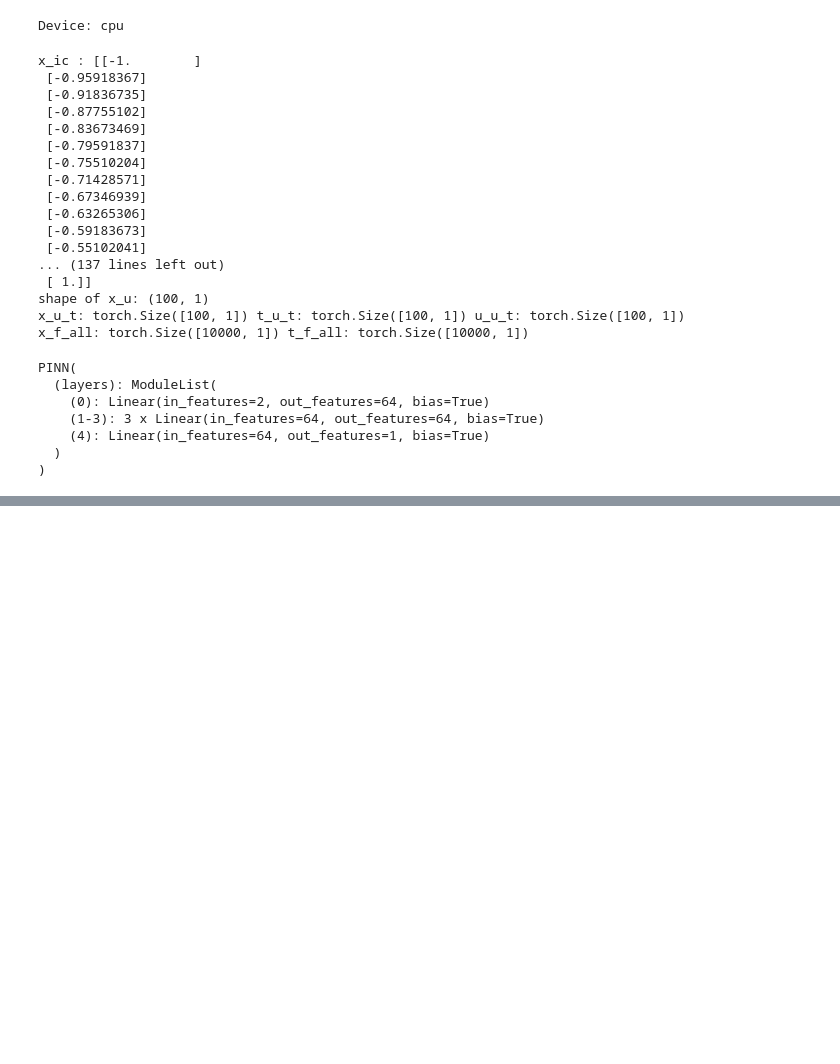
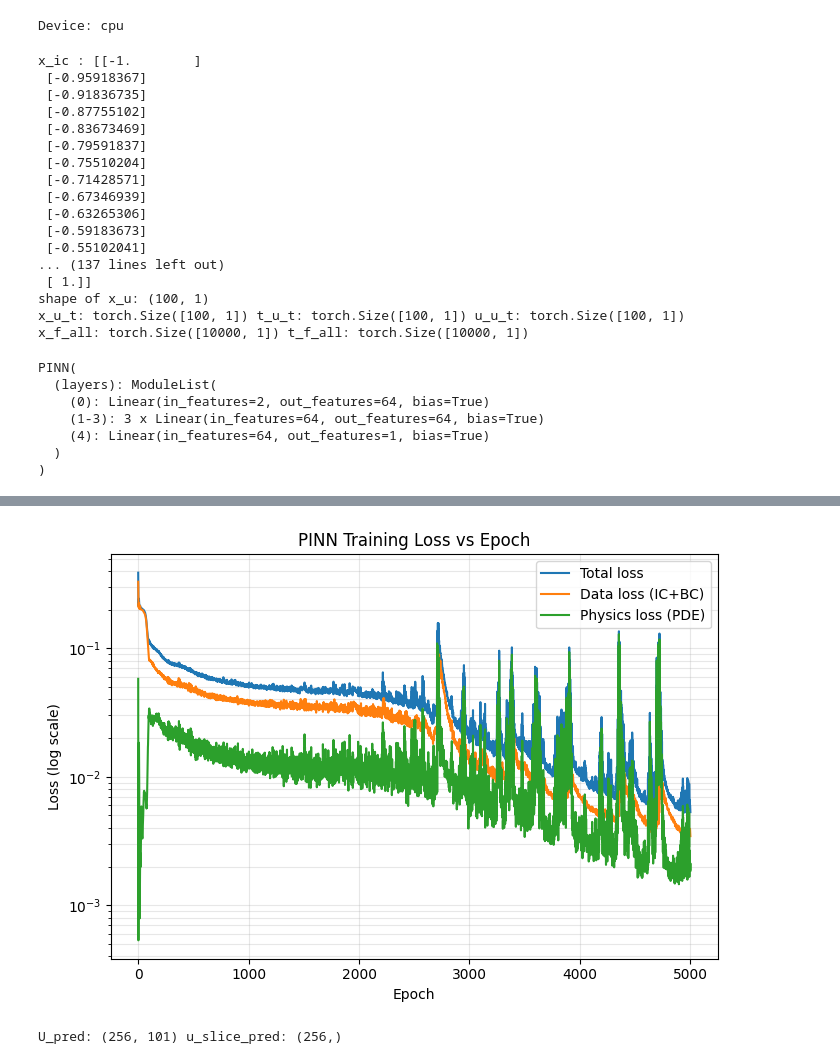
Before and after one commit to jaredlan1/getting_started_with_ML, a Jupyter notebook: HW_3.ipynb, the cells around one changed output, grey strips where cells are left out. Drawn from its saved outputs; the diff is of its cells as text; code cells hidden in the pictures; blank space fills up the shorter version.

```diff
--- a/HW_3.ipynb
+++ b/HW_3.ipynb
@@ -36,6 +36,7 @@ x_bc = np.vstack([
         -np.ones((N_bc//2,1)),
         np.ones((N_bc - N_bc // 2,1))
 ])
+t_bc=np.vstack([t_bc[:N_bc // 2], t_bc[N_bc // 2:]])
 u_bc = np.zeros_like(x_bc)
 
 if debug ==1: print(f"x_bc : {x_bc}")
@@ -112,3 +113,20 @@ PINN(
     (4): Linear(in_features=64, out_features=1, bias=True)
   )
 )
+# %%
+def burgers_residual(x,t):
+
+  u=model(x,t)
+  ones=torch.ones_like(u)
+
+  u_t = torch.autograd.grad(u,t,grad_outputs=ones, create_graph=True, retain_graph=True)[0]
+
+  u_x=torch.autograd.grad(u,x,grad_outputs=ones, create_graph=True, retain_graph=True)[0]
+
+  u_xx=torch.autograd.grad(u_x,x,grad_outputs=torch.ones_like(u_x), create_graph=True, retain_graph=True)[0]
+  f= u_t + u*u_x- nu*u_xx
+  return f
+# %%
+loss_hist   = []
+loss_u_hist = []
+loss_f_hist = []
@@ -114,0 +175,41 @@ PINN(
+# %%
+
+epochs_arr = np.arange(1, epochs + 1)
+
+plt.figure(figsize=(7,5))
+plt.semilogy(epochs_arr, loss_hist,   label="Total loss")
+plt.semilogy(epochs_arr, loss_u_hist, label="Data loss (IC+BC)")
+plt.semilogy(epochs_arr, loss_f_hist, label="Physics loss (PDE)")
+
+plt.xlabel("Epoch")
+plt.ylabel("Loss (log scale)")
+plt.title("PINN Training Loss vs Epoch")
+plt.legend()
+plt.grid(True, which="both", alpha=0.3)
+plt.tight_layout()
+plt.show()
+# %% [output]
+[figure, added]
+# %%
+model.eval()
+
+nx, nt = 256, 101
+xg= np.linspace(-1,1,nx)
+tg=np.linspace(0,1,nt)
+
+T,X = np.meshgrid(tg,xg) #(nx,nt)
+
+with torch.no_grad():
+  X_t = to_tensor(X.reshape(-1,1), requires_grad=False)
+  T_t=to_tensor(T.reshape(-1,1), requires_grad=False)
+  U_pred=model(X_t,T_t).detach().cpu().numpy().reshape(nx,nt)
+
+  t_slice = .75
+with torch.no_grad():
+  x_slice_t=to_tensor(xg[:,None],requires_grad=False)
+  t_slice_t=to_tensor((t_slice*np.ones((nx,1))),requires_grad=False)
+  u_slice_pred = model(x_slice_t, t_slice_t).detach().cpu().numpy().ravel()
+
+print("U_pred:", U_pred.shape, "u_slice_pred:", u_slice_pred.shape)
+# %% [output]
+U_pred: (256, 101) u_slice_pred: (256,)
```
Also changed, not shown: parts of 6 cells of this notebook.
